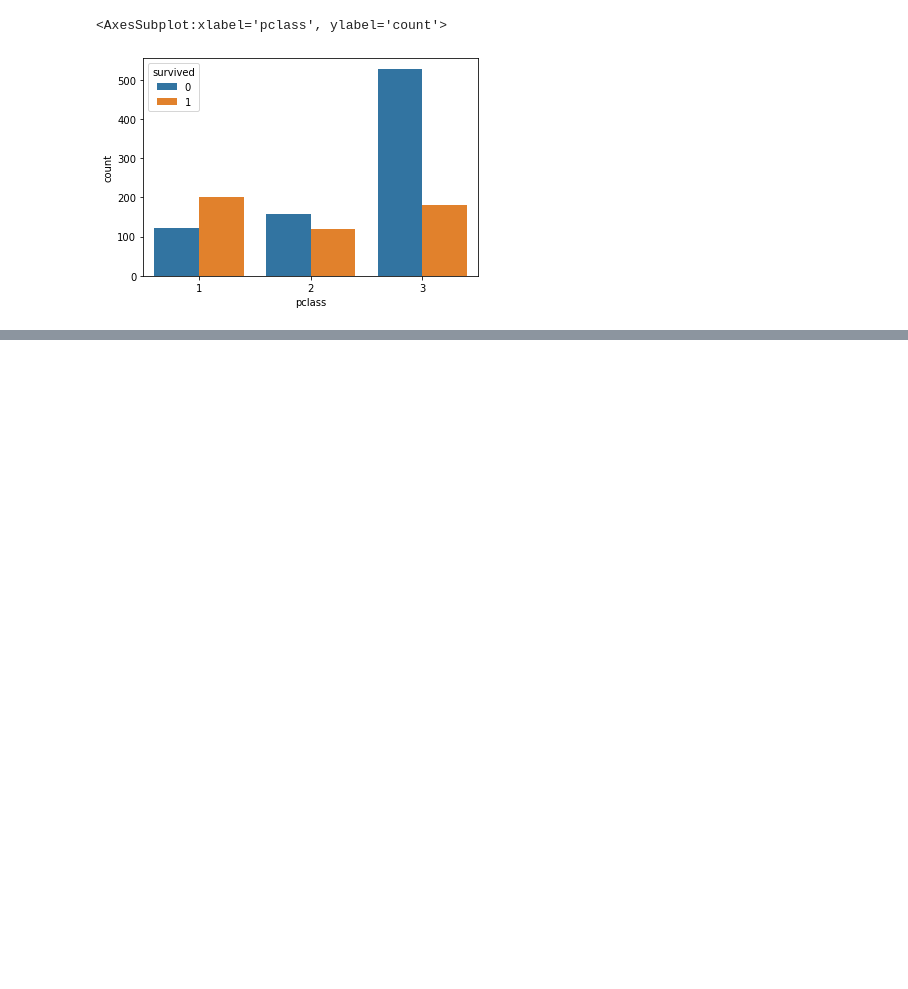
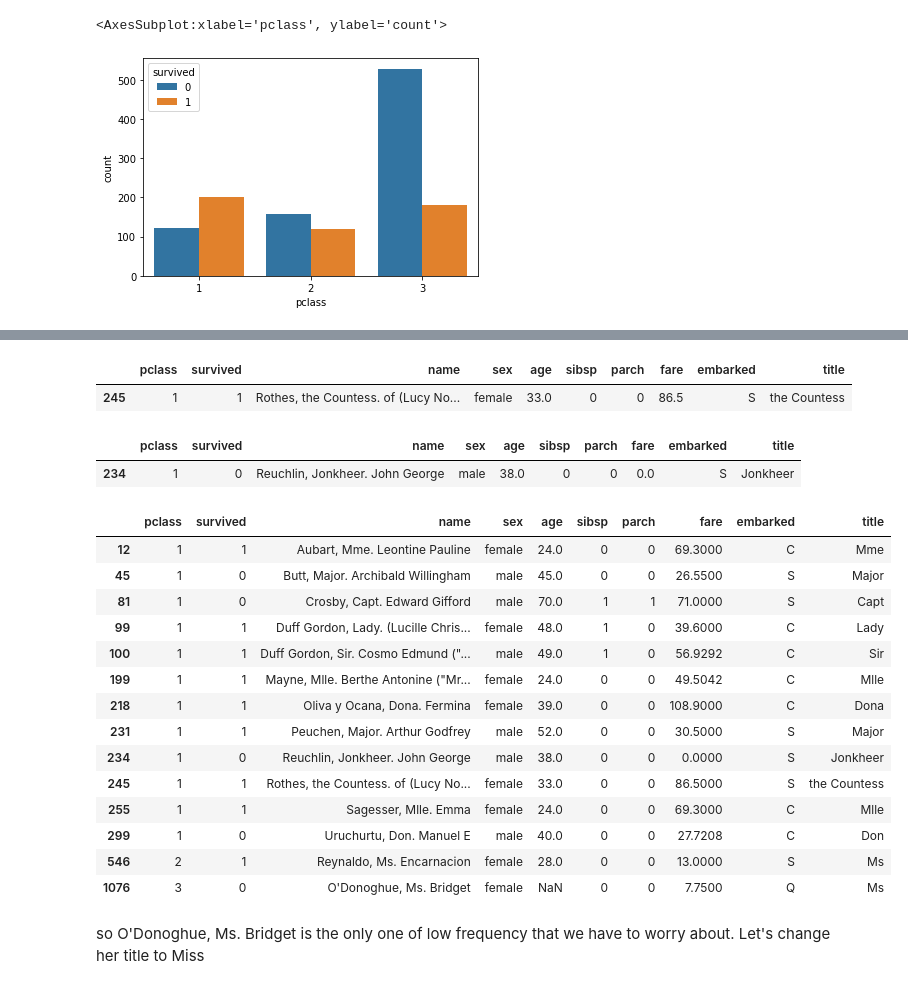
Before and after one commit to Carlene/INTRO-TO-DATA-ANALYSIS, a Jupyter notebook: titanic_simple.ipynb, the cells around one changed output, grey strips where cells are left out. Cells and saved outputs as stored; diff of their text form; code cells hidden in the pictures; blank space fills up the shorter version.

Commit message:
prepares dataframe for multiple imputation

```diff
--- a/titanic_simple.ipynb
+++ b/titanic_simple.ipynb
@@ -296,3 +283,5 @@ sns.countplot(x='pclass', hue='survived', data=df)
 # %% [output]
 <AxesSubplot:xlabel='pclass', ylabel='count'>
 [figure]
+# %%
+df.loc[:,'title'] = df.name.str.split(',', expand=True)[1].str.split('.', expand=True)[0].str.strip()
@@ -298,0 +355,34 @@ sns.countplot(x='pclass', hue='survived', data=df)
+# %%
+df[df['title']== 'the Countess']
+# %% [output]
+|  | pclass | survived | name | sex | age | sibsp | parch | fare | embarked | title |
+| 245 | 1 | 1 | Rothes, the Countess. of (Lucy No... | female | 33.0 | 0 | 0 | 86.5 | S | the Countess |
+# %%
+df[df['title']== 'Jonkheer']
+# %% [output]
+|  | pclass | survived | name | sex | age | sibsp | parch | fare | embarked | title |
+| 234 | 1 | 0 | Reuchlin, Jonkheer. John George | male | 38.0 | 0 | 0 | 0.0 | S | Jonkheer |
+# %%
+titles = ['Mme','Major', 'Capt',
+       'Lady', 'Sir', 'Mlle', 'Dona', 'Jonkheer', 'the Countess', 'Don','Ms']
+
+df[df['title'].isin(titles)]
+# %% [output]
+|  | pclass | survived | name | sex | age | sibsp | parch | fare | embarked | title |
+| 12 | 1 | 1 | Aubart, Mme. Leontine Pauline | female | 24.0 | 0 | 0 | 69.3000 | C | Mme |
+| 45 | 1 | 0 | Butt, Major. Archibald Willingham | male | 45.0 | 0 | 0 | 26.5500 | S | Major |
+| 81 | 1 | 0 | Crosby, Capt. Edward Gifford | male | 70.0 | 1 | 1 | 71.0000 | S | Capt |
+| 99 | 1 | 1 | Duff Gordon, Lady. (Lucille Chris... | female | 48.0 | 1 | 0 | 39.6000 | C | Lady |
+| 100 | 1 | 1 | Duff Gordon, Sir. Cosmo Edmund ("... | male | 49.0 | 1 | 0 | 56.9292 | C | Sir |
+| 199 | 1 | 1 | Mayne, Mlle. Berthe Antonine ("Mr... | female | 24.0 | 0 | 0 | 49.5042 | C | Mlle |
+| 218 | 1 | 1 | Oliva y Ocana, Dona. Fermina | female | 39.0 | 0 | 0 | 108.9000 | C | Dona |
+| 231 | 1 | 1 | Peuchen, Major. Arthur Godfrey | male | 52.0 | 0 | 0 | 30.5000 | S | Major |
+| 234 | 1 | 0 | Reuchlin, Jonkheer. John George | male | 38.0 | 0 | 0 | 0.0000 | S | Jonkheer |
+| 245 | 1 | 1 | Rothes, the Countess. of (Lucy No... | female | 33.0 | 0 | 0 | 86.5000 | S | the Countess |
+| 255 | 1 | 1 | Sagesser, Mlle. Emma | female | 24.0 | 0 | 0 | 69.3000 | C | Mlle |
+| 299 | 1 | 0 | Uruchurtu, Don. Manuel E | male | 40.0 | 0 | 0 | 27.7208 | C | Don |
+| 546 | 2 | 1 | Reynaldo, Ms. Encarnacion | female | 28.0 | 0 | 0 | 13.0000 | S | Ms |
+| 1076 | 3 | 0 | O'Donoghue, Ms. Bridget | female | NaN | 0 | 0 | 7.7500 | Q | Ms |
+# %% [markdown]
+so O'Donoghue, Ms. Bridget is the only one of low frequency that we have to worry about.
+Let's change her title to Miss
```
Also changed, not shown: parts of 21 cells of this notebook.
